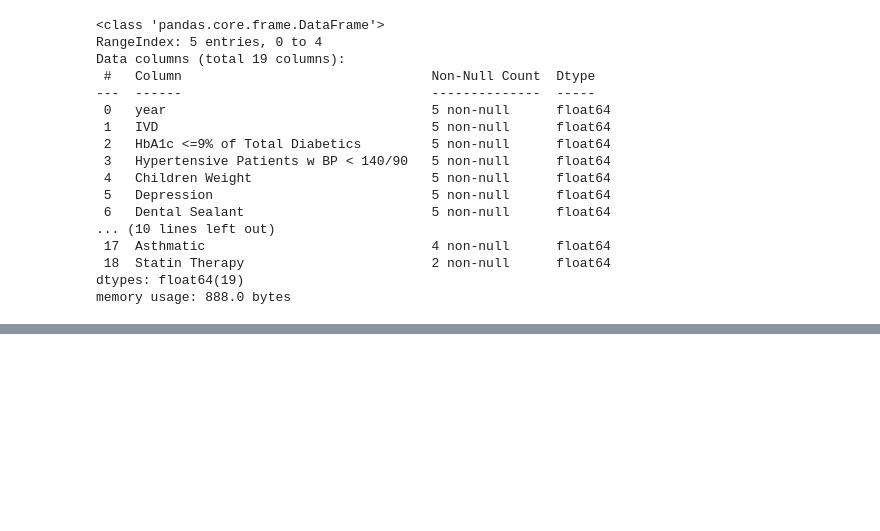
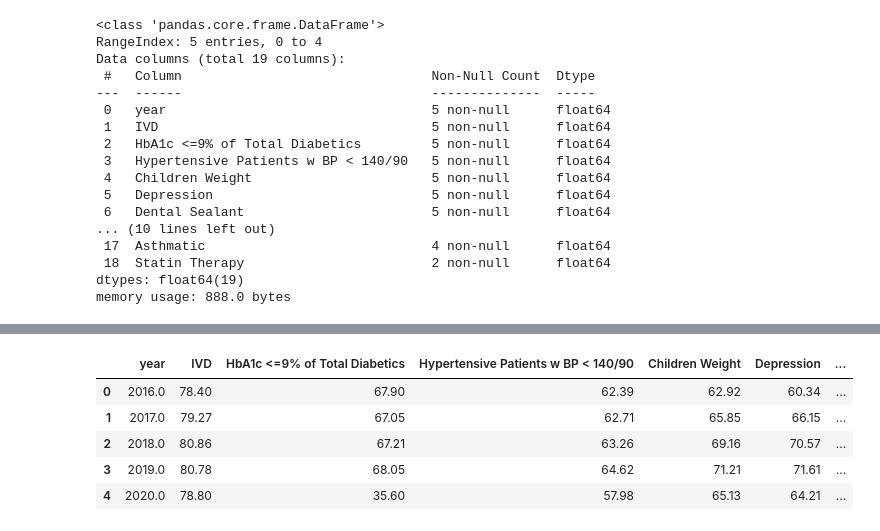
Before and after one commit to alamin19/Prediction_2020, a Jupyter notebook: Prediction_2020.ipynb, the cells around one changed output, grey strips where cells are left out. Saved outputs shown, nothing was run; the diff lists cells and outputs as text; code cells hidden in the pictures; blank space fills up the shorter version.

```diff
--- a/Prediction_2020.ipynb
+++ b/Prediction_2020.ipynb
@@ -72,2 +87,11 @@ memory usage: 888.0 bytes
+# %%
+df.head()
+# %% [output]
+|  | year | IVD | HbA1c <=9% of Total Diabetics | Hypertensive Patients w BP < 140/90 | Children Weight | Depression | ... |
+| 0 | 2016.0 | 78.40 | 67.90 | 62.39 | 62.92 | 60.34 | ... |
+| 1 | 2017.0 | 79.27 | 67.05 | 62.71 | 65.85 | 66.15 | ... |
+| 2 | 2018.0 | 80.86 | 67.21 | 63.26 | 69.16 | 70.57 | ... |
+| 3 | 2019.0 | 80.78 | 68.05 | 64.62 | 71.21 | 71.61 | ... |
+| 4 | 2020.0 | 78.80 | 35.60 | 57.98 | 65.13 | 64.21 | ... |
 # %%
 from statsmodels.tsa.api import VAR
```
Also changed, not shown: parts of 12 cells of this notebook.
